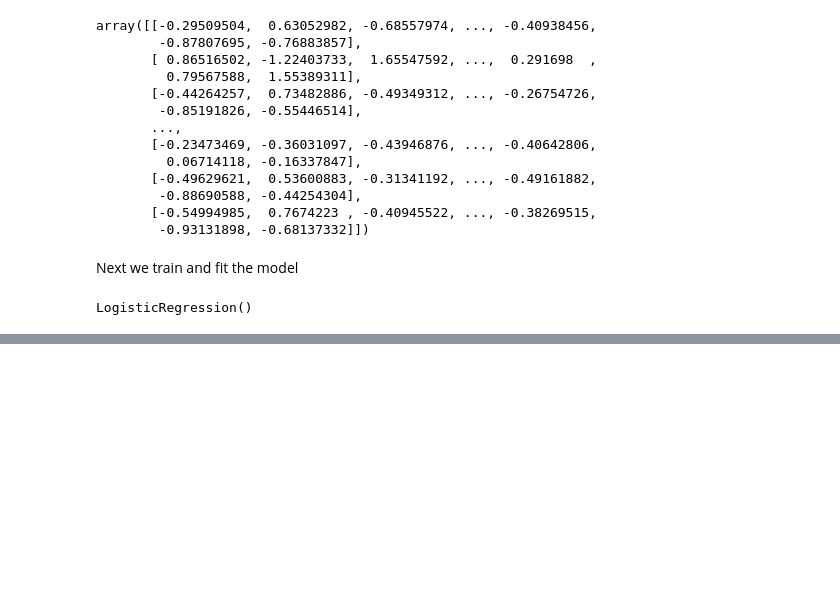
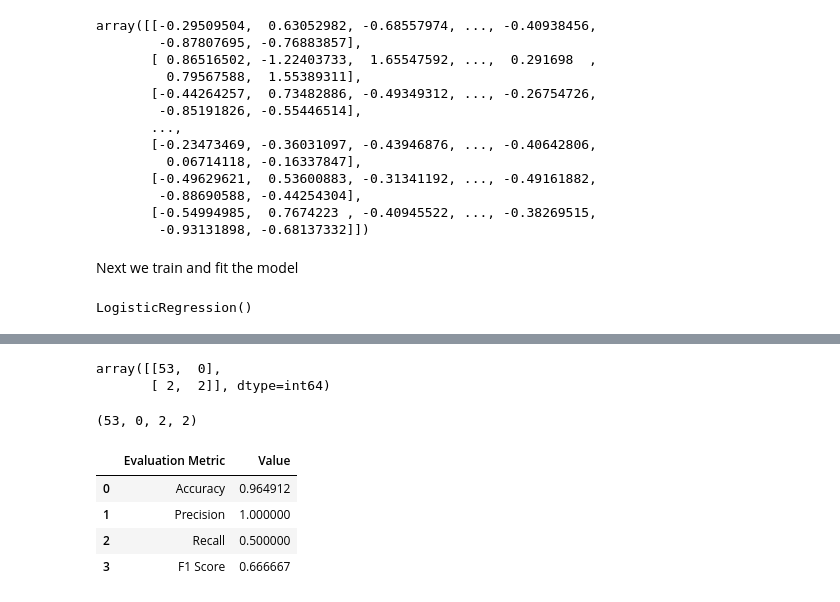
Before and after one commit to hari-p02/MATH3094_Project, a Jupyter notebook: CT Town Data.ipynb, the cells around one changed output, grey strips where cells are left out. Drawn from its saved outputs; the diff is of its cells as text; code cells hidden in the pictures; blank space fills up the shorter version.

```diff
--- a/CT Town Data.ipynb
+++ b/CT Town Data.ipynb
@@ -206,0 +221,2 @@ pd.DataFrame(data={'Columns': df.iloc[:, 0:-1].columns, 'Importance': model.coef
+# %%
+y_pred = model.predict(X_test)
@@ -206,0 +225,22 @@ pd.DataFrame(data={'Columns': df.iloc[:, 0:-1].columns, 'Importance': model.coef
+# %%
+cm = confusion_matrix(y_test, y_pred)
+cm
+# %% [output]
+array([[53,  0],
+       [ 2,  2]], dtype=int64)
+# %%
+tn, fp, fn, tp = cm.ravel()
+tn, fp, fn, tp
+# %% [output]
+(53, 0, 2, 2)
+# %%
+pd.DataFrame(data={
+    'Evaluation Metric': ['Accuracy', 'Precision', 'Recall', 'F1 Score'],
+    'Value': [ (tp+tn)/(tp+fp+fn+tn), tp/(tp+fp), tp/(tp+fn),  (2*tp/(tp+fp))*(tp/(tp+fn)) / ((tp/(tp+fp))+(tp/(tp+fn)))]
+})
+# %% [output]
+|  | Evaluation Metric | Value |
+| 0 | Accuracy | 0.964912 |
+| 1 | Precision | 1.000000 |
+| 2 | Recall | 0.500000 |
+| 3 | F1 Score | 0.666667 |
```
Also changed, not shown: parts of 8 cells of this notebook, 1 other file.
